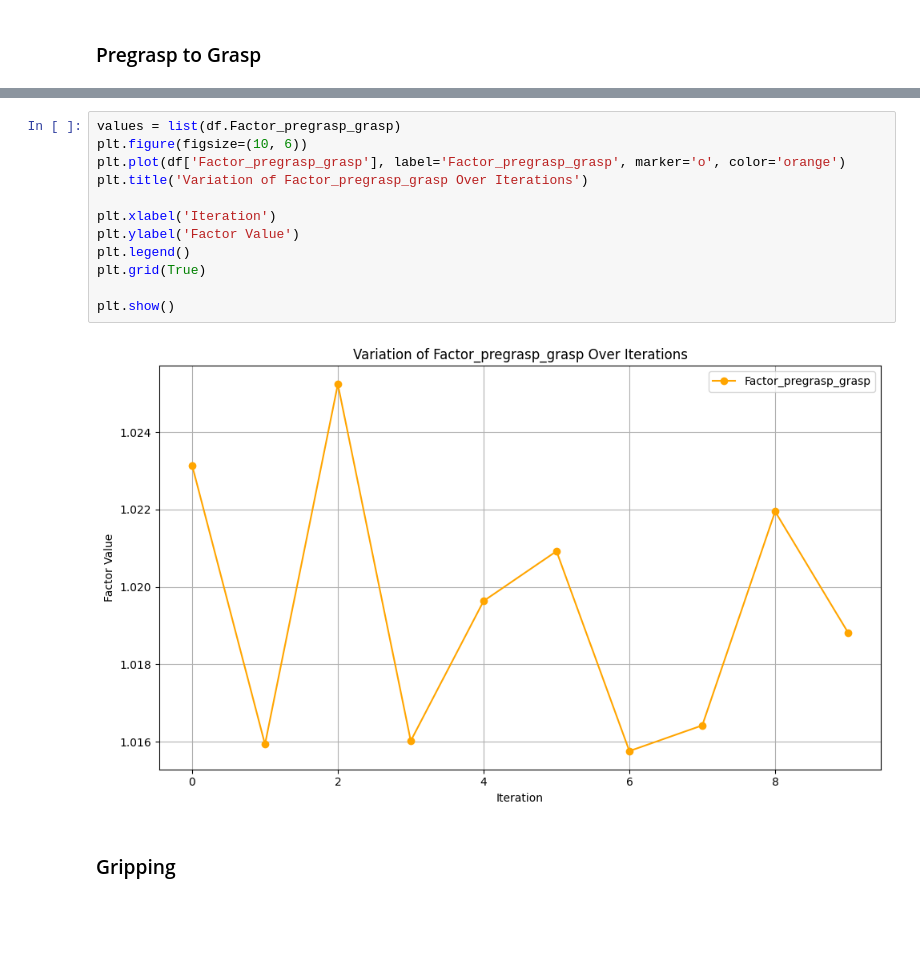
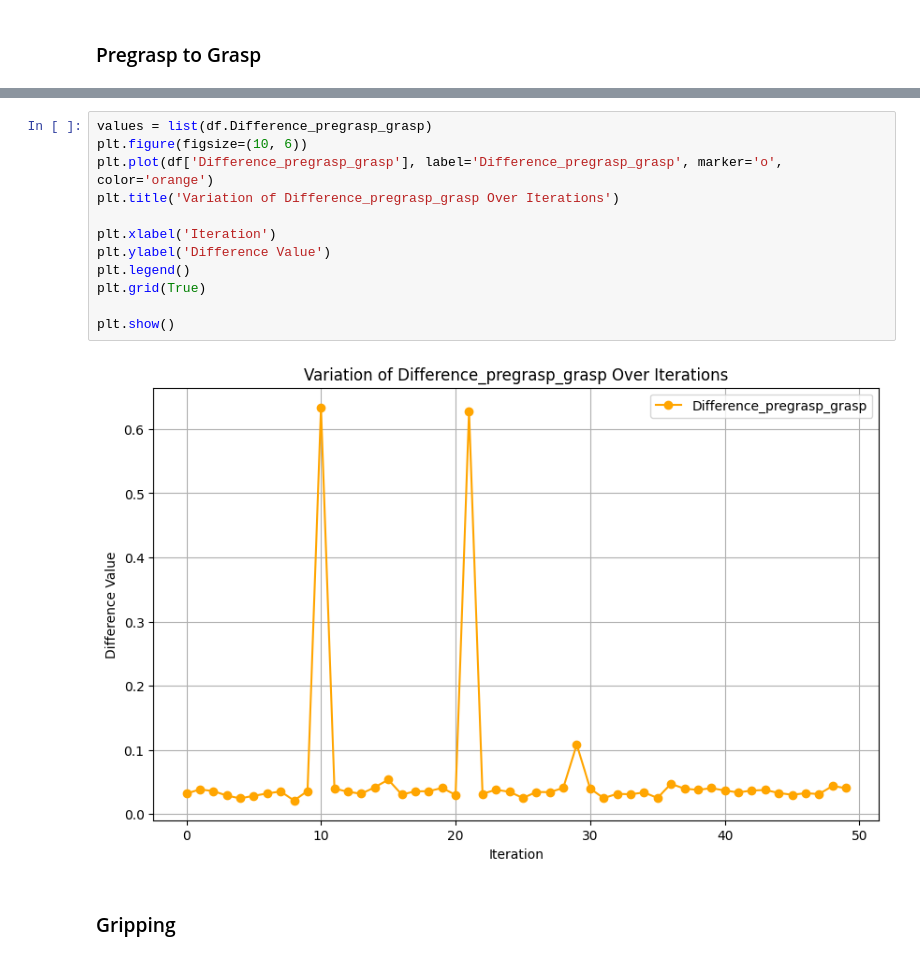
Before and after one commit to adityavkulkarni/2D_dynamic_object_grasping, a Jupyter notebook: results.ipynb, the cells around one changed output, grey strips where cells are left out. Drawn from its saved outputs; the diff is of its cells as text; blank space fills up the shorter version.

```diff
--- a/results.ipynb
+++ b/results.ipynb
@@ -61,17 +61,17 @@ plt.show()
 # %%
-values = list(df.Factor_pregrasp_grasp)
+values = list(df.Difference_pregrasp_grasp)
 plt.figure(figsize=(10, 6))
-plt.plot(df['Factor_pregrasp_grasp'], label='Factor_pregrasp_grasp', marker='o', color='orange')
-plt.title('Variation of Factor_pregrasp_grasp Over Iterations')
+plt.plot(df['Difference_pregrasp_grasp'], label='Difference_pregrasp_grasp', marker='o', color='orange')
+plt.title('Variation of Difference_pregrasp_grasp Over Iterations')
 
 plt.xlabel('Iteration')
-plt.ylabel('Factor Value')
+plt.ylabel('Difference Value')
 plt.legend()
 plt.grid(True)
 
 plt.show()
 # %% [output]
-[figure, old version]
+[figure, new version]
 # %% [markdown]
 ### Gripping
 # %%
```
Also changed, not shown: parts of 9 cells of this notebook.
